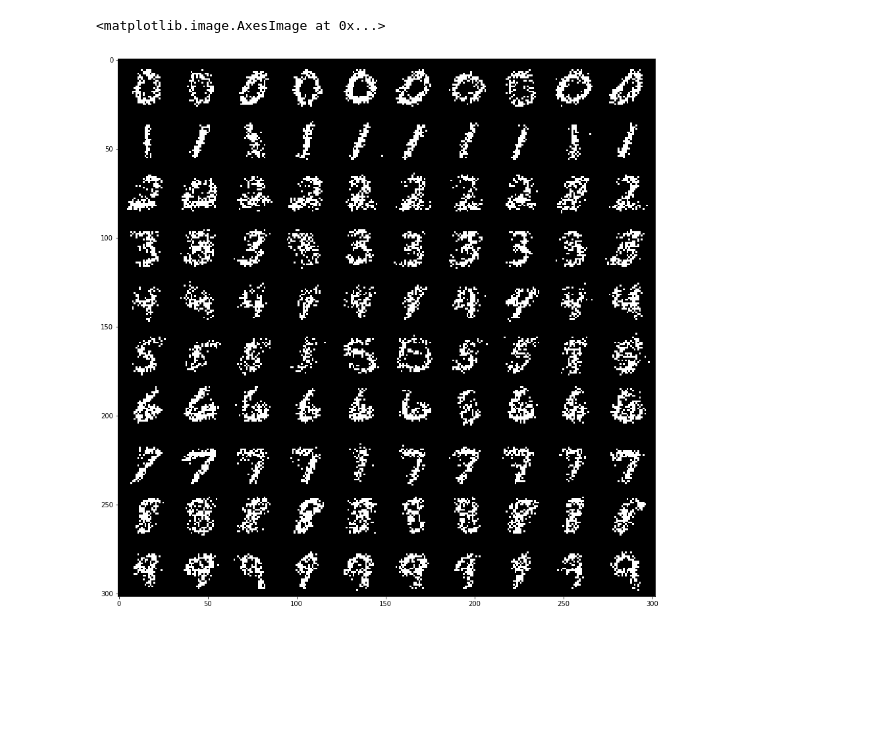
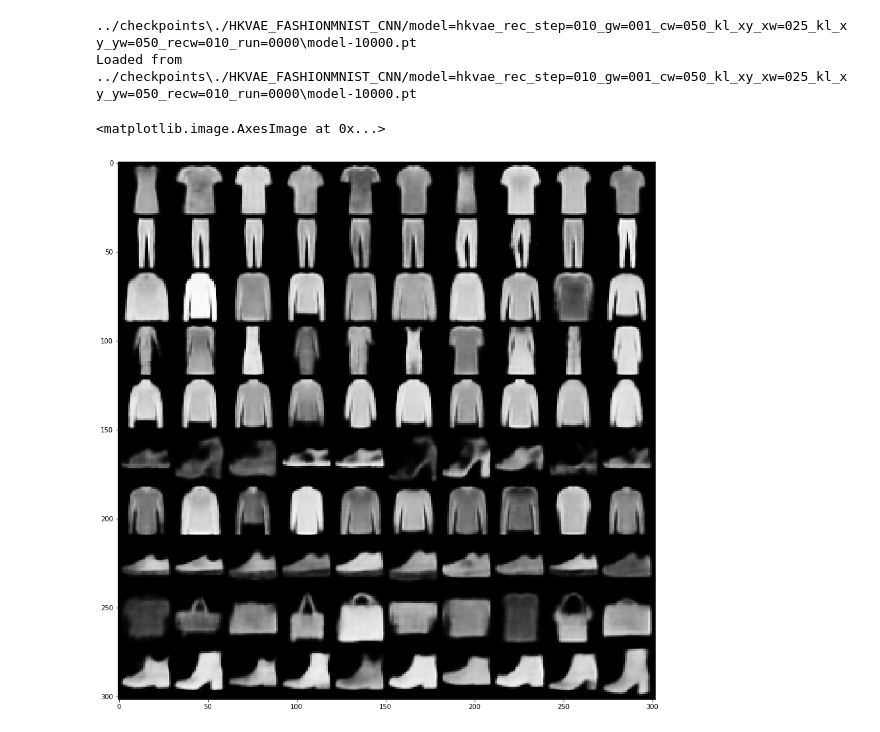
Before and after one commit to KunHanKH/Image-CLassification-Based-on-VAE, a Jupyter notebook: DecodeGivenCategory.ipynb, the cells around one changed output. Saved outputs shown, nothing was run; the diff lists cells and outputs as text; code cells hidden in the pictures; blank space fills up the shorter version.

```diff
--- a/DecodeGivenCategory.ipynb
+++ b/DecodeGivenCategory.ipynb
@@ -116,8 +26,0 @@ y = torch.tensor(np.eye(10)[labels].reshape(-1, 10)).float()
-# %%
-image = hkvae.sample_x_given_y(y)
-grid = torchvision.utils.make_grid(image.reshape(-1, 1, 28, 28), nrow=10)
-plt.figure(figsize=(15,15))
-plt.imshow(np.transpose(grid, (1,2,0)))
-# %% [output]
-<matplotlib.image.AxesImage at 0x...>
-[figure, removed]
@@ -123,0 +30,49 @@ plt.imshow(np.transpose(grid, (1,2,0)))
+# %%
+train_set = datasets.FashionMNIST(
+    root='../FASHIONMNIST-data'
+    ,train=True
+    ,download=True
+    ,transform=transforms.Compose([
+        transforms.ToTensor()
+    ])
+)
+
+test_set = datasets.MNIST(
+    root='../FASHIONMNIST-data'
+    ,train=False
+    ,download=True
+    ,transform=transforms.Compose([
+        transforms.ToTensor()
+    ])
+)
+
+CNN = True
+
+train_loader, labeled_subset, test_set = ut.get_mnist_data(device, train_set, test_set,
+                                                           use_test_subset=True,
+                                                           CNN=CNN)
+
+model_name = "./HKVAE_FASHIONMNIST_CNN/model=hkvae_rec_step=010_gw=001_cw=050_kl_xy_xw=025_kl_xy_yw=050_recw=010_run=0000"
+
+hkvae = HKVAE(
+    rec_weight=args.recw,
+    kl_xy_x_weight=args.kl_xy_xw,
+    kl_xy_y_weight=args.kl_xy_yw,
+    gen_weight=args.gw,
+    class_weight=args.cw,
+    name=model_name,
+    CNN=CNN).to(device)
+load_model_by_name(hkvae, 10000)
+
+labels = np.repeat(np.arange(10), 10)
+y = torch.tensor(np.eye(10)[labels].reshape(-1, 10)).float().to(device)
+image = hkvae.sample_x_given_y(y) * 255
+image = image.int()
+grid = torchvision.utils.make_grid(image.reshape(-1, 1, 28, 28), nrow=10)
+plt.figure(figsize=(15,15))
+plt.imshow(np.transpose(grid, (1,2,0)))
+# %% [output]
+../checkpoints\./HKVAE_FASHIONMNIST_CNN/model=hkvae_rec_step=010_gw=001_cw=050_kl_xy_xw=025_kl_xy_yw=050_recw=010_run=0000\model-10000.pt
+Loaded from ../checkpoints\./HKVAE_FASHIONMNIST_CNN/model=hkvae_rec_step=010_gw=001_cw=050_kl_xy_xw=025_kl_xy_yw=050_recw=010_run=0000\model-10000.pt
+<matplotlib.image.AxesImage at 0x...>
+[figure, added]
```
Also changed, not shown: parts of 15 cells of this notebook, 12 other files.
